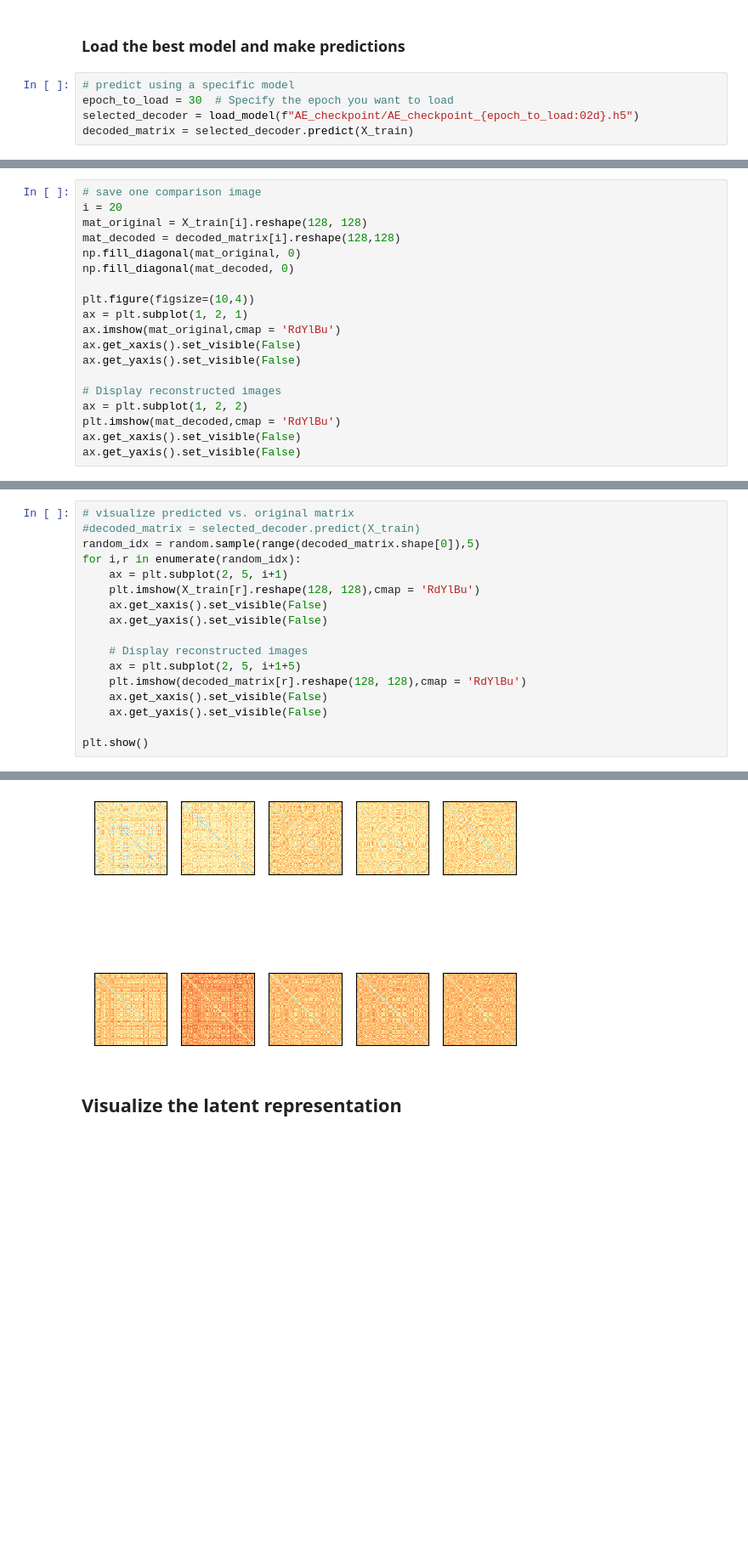
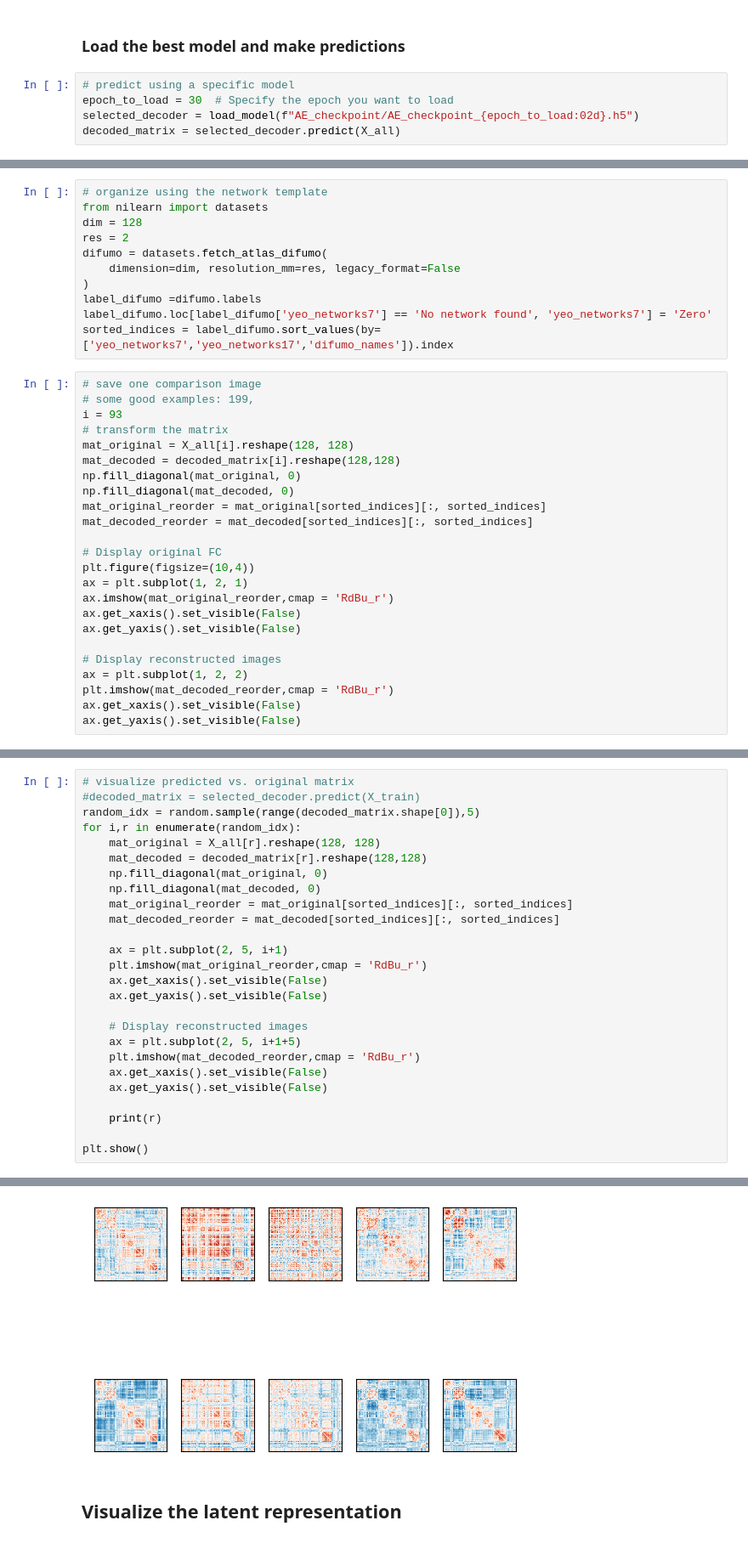
Before and after one commit to wuqy052/fc-task-decoding, a Jupyter notebook: FC_autoencoder.ipynb, the cells around one changed output, grey strips where cells are left out. Shown at 85% size. Cells and saved outputs as stored; diff of their text form; blank space fills up the shorter version.

```diff
--- a/FC_autoencoder.ipynb
+++ b/FC_autoencoder.ipynb
@@ -157,5 +153,5 @@ plt.show()
 # predict using a specific model
 epoch_to_load = 30  # Specify the epoch you want to load
 selected_decoder = load_model(f"AE_checkpoint/AE_checkpoint_{epoch_to_load:02d}.h5")
-decoded_matrix = selected_decoder.predict(X_train)
+decoded_matrix = selected_decoder.predict(X_all)
 # %% [output]
@@ -163,20 +159,36 @@ decoded_matrix = selected_decoder.predict(X_train)
+# %%
+# organize using the network template
+from nilearn import datasets
+dim = 128
+res = 2
+difumo = datasets.fetch_atlas_difumo(
+    dimension=dim, resolution_mm=res, legacy_format=False
+)
+label_difumo =difumo.labels
+label_difumo.loc[label_difumo['yeo_networks7'] == 'No network found', 'yeo_networks7'] = 'Zero'
+sorted_indices = label_difumo.sort_values(by=['yeo_networks7','yeo_networks17','difumo_names']).index
 # %%
 # save one comparison image
-i = 20
-mat_original = X_train[i].reshape(128, 128)
+# some good examples: 199,
+i = 93
+# transform the matrix
+mat_original = X_all[i].reshape(128, 128)
 mat_decoded = decoded_matrix[i].reshape(128,128)
 np.fill_diagonal(mat_original, 0)
 np.fill_diagonal(mat_decoded, 0)
+mat_original_reorder = mat_original[sorted_indices][:, sorted_indices]
+mat_decoded_reorder = mat_decoded[sorted_indices][:, sorted_indices]
 
+# Display original FC
 plt.figure(figsize=(10,4))
 ax = plt.subplot(1, 2, 1)
-ax.imshow(mat_original,cmap = 'RdYlBu')
+ax.imshow(mat_original_reorder,cmap = 'RdBu_r')
 ax.get_xaxis().set_visible(False)
 ax.get_yaxis().set_visible(False)
 
 # Display reconstructed images
 ax = plt.subplot(1, 2, 2)
-plt.imshow(mat_decoded,cmap = 'RdYlBu')
+plt.imshow(mat_decoded_reorder,cmap = 'RdBu_r')
 ax.get_xaxis().set_visible(False)
 ax.get_yaxis().set_visible(False)
 # %% [output]
@@ -186,16 +198,25 @@ ax.get_yaxis().set_visible(False)
 #decoded_matrix = selected_decoder.predict(X_train)
 random_idx = random.sample(range(decoded_matrix.shape[0]),5)
 for i,r in enumerate(random_idx):
+    mat_original = X_all[r].reshape(128, 128)
+    mat_decoded = decoded_matrix[r].reshape(128,128)
+    np.fill_diagonal(mat_original, 0)
+    np.fill_diagonal(mat_decoded, 0)
+    mat_original_reorder = mat_original[sorted_indices][:, sorted_indices]
+    mat_decoded_reorder = mat_decoded[sorted_indices][:, sorted_indices]
+
     ax = plt.subplot(2, 5, i+1)
-    plt.imshow(X_train[r].reshape(128, 128),cmap = 'RdYlBu')
+    plt.imshow(mat_original_reorder,cmap = 'RdBu_r')
     ax.get_xaxis().set_visible(False)
     ax.get_yaxis().set_visible(False)
 
     # Display reconstructed images
     ax = plt.subplot(2, 5, i+1+5)
-    plt.imshow(decoded_matrix[r].reshape(128, 128),cmap = 'RdYlBu')
+    plt.imshow(mat_decoded_reorder,cmap = 'RdBu_r')
     ax.get_xaxis().set_visible(False)
     ax.get_yaxis().set_visible(False)
 
+    print(r)
+
 plt.show()
 # %% [output]
@@ -202,4 +228,4 @@ plt.show()
-[figure, old version]
+[figure, new version]
 # %% [markdown]
 ## Visualize the latent representation
 # %%
```
Also changed, not shown: parts of 10 cells of this notebook, 1 other file.
